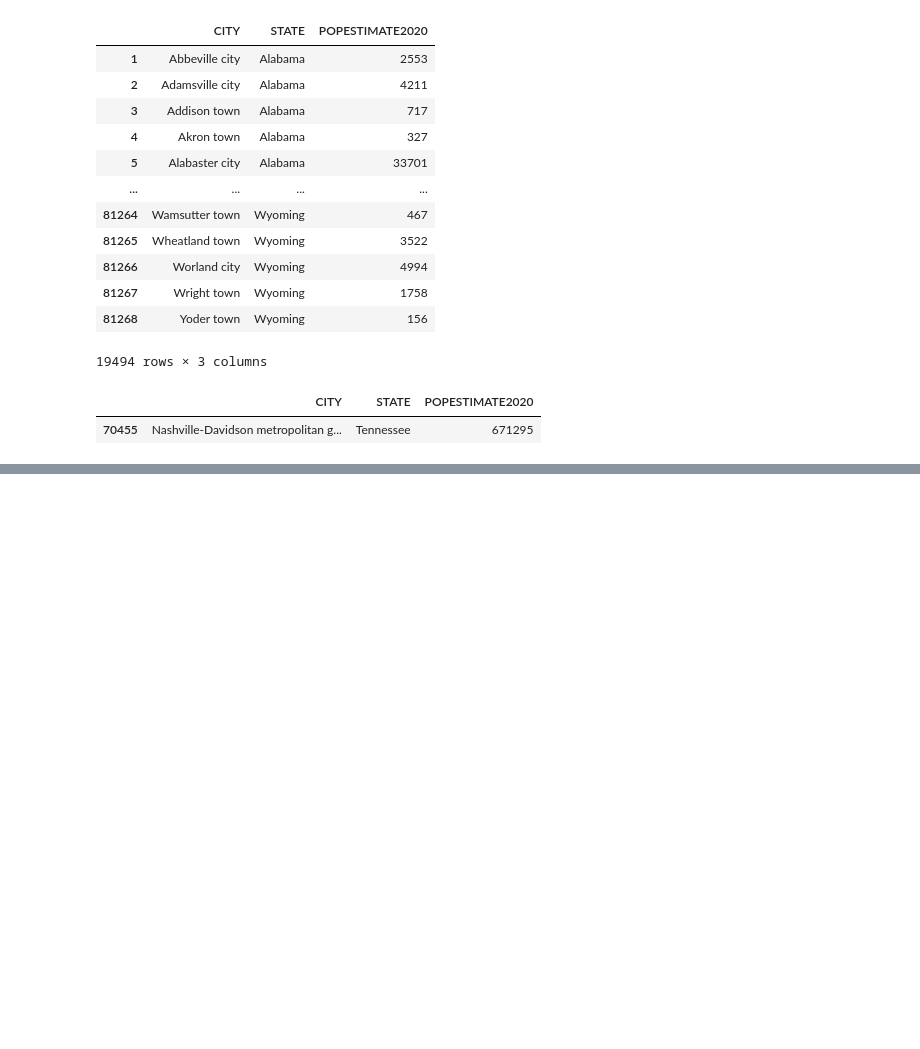
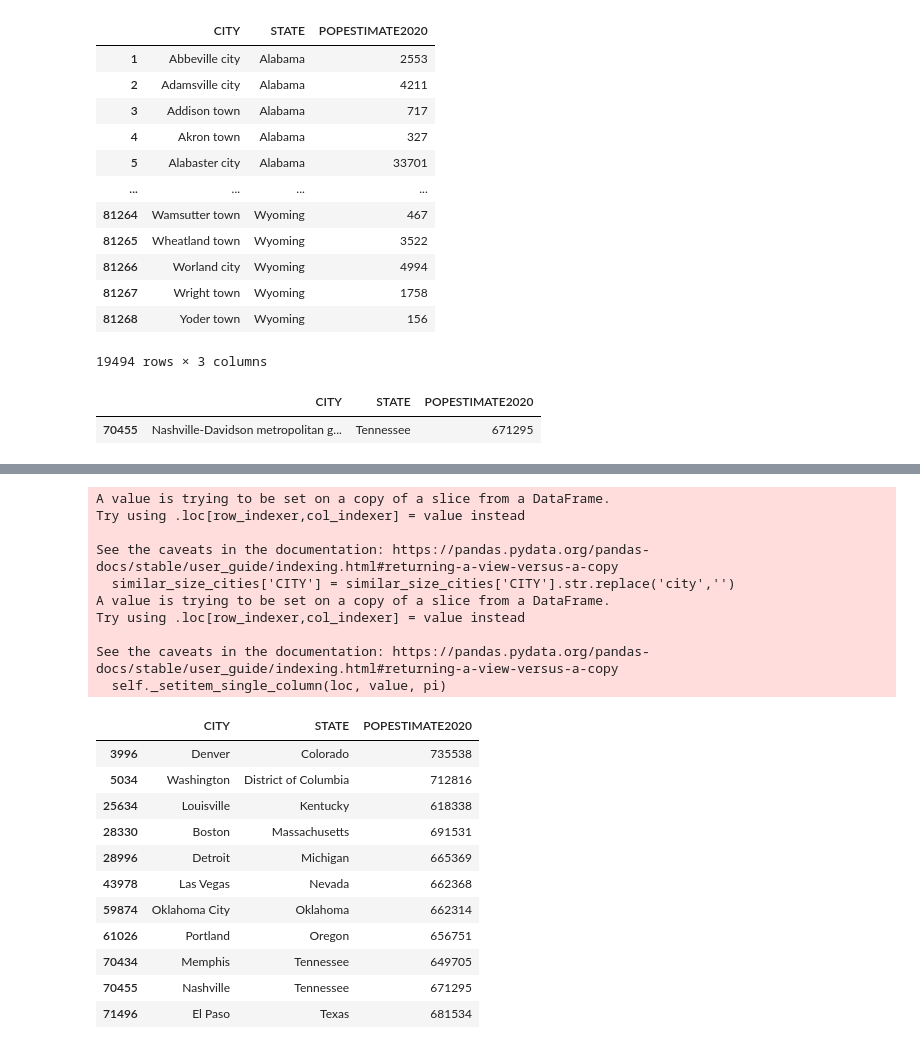
Before and after one commit to tye642/nashville_public_transportation, a Jupyter notebook: notebook/census_data_analysis.ipynb, the cells around one changed output, grey strips where cells are left out. Cells and saved outputs as stored; diff of their text form; code cells hidden in the pictures; blank space fills up the shorter version.

```diff
--- a/notebook/census_data_analysis.ipynb
+++ b/notebook/census_data_analysis.ipynb
@@ -208,0 +150,30 @@ Text(0.5, 1.0, 'Nashville Estimate Population')
+# %%
+# Let's clean this a bit
+
+similar_size_cities['CITY'] = similar_size_cities['CITY'].str.replace('city','')
+similar_size_cities.loc[(similar_size_cities.CITY == 'Louisville/Jefferson County metro government (balance)'),'CITY']='Louisville'
+similar_size_cities.loc[(similar_size_cities.CITY == 'Nashville-Davidson metropolitan government (balance)'),'CITY']='Nashville'
+similar_size_cities
+# %% [output]
+A value is trying to be set on a copy of a slice from a DataFrame.
+Try using .loc[row_indexer,col_indexer] = value instead
+
+See the caveats in the documentation: https://pandas.pydata.org/pandas-docs/stable/user_guide/indexing.html#returning-a-view-versus-a-copy
+  similar_size_cities['CITY'] = similar_size_cities['CITY'].str.replace('city','')
+A value is trying to be set on a copy of a slice from a DataFrame.
+Try using .loc[row_indexer,col_indexer] = value instead
+
+See the caveats in the documentation: https://pandas.pydata.org/pandas-docs/stable/user_guide/indexing.html#returning-a-view-versus-a-copy
+  self._setitem_single_column(loc, value, pi)
+|  | CITY | STATE | POPESTIMATE2020 |
+| 3996 | Denver | Colorado | 735538 |
+| 5034 | Washington | District of Columbia | 712816 |
+| 25634 | Louisville | Kentucky | 618338 |
+| 28330 | Boston | Massachusetts | 691531 |
+| 28996 | Detroit | Michigan | 665369 |
+| 43978 | Las Vegas | Nevada | 662368 |
+| 59874 | Oklahoma City | Oklahoma | 662314 |
+| 61026 | Portland | Oregon | 656751 |
+| 70434 | Memphis | Tennessee | 649705 |
+| 70455 | Nashville | Tennessee | 671295 |
+| 71496 | El Paso | Texas | 681534 |
```
Also changed, not shown: parts of 21 cells of this notebook, 4 other files.
